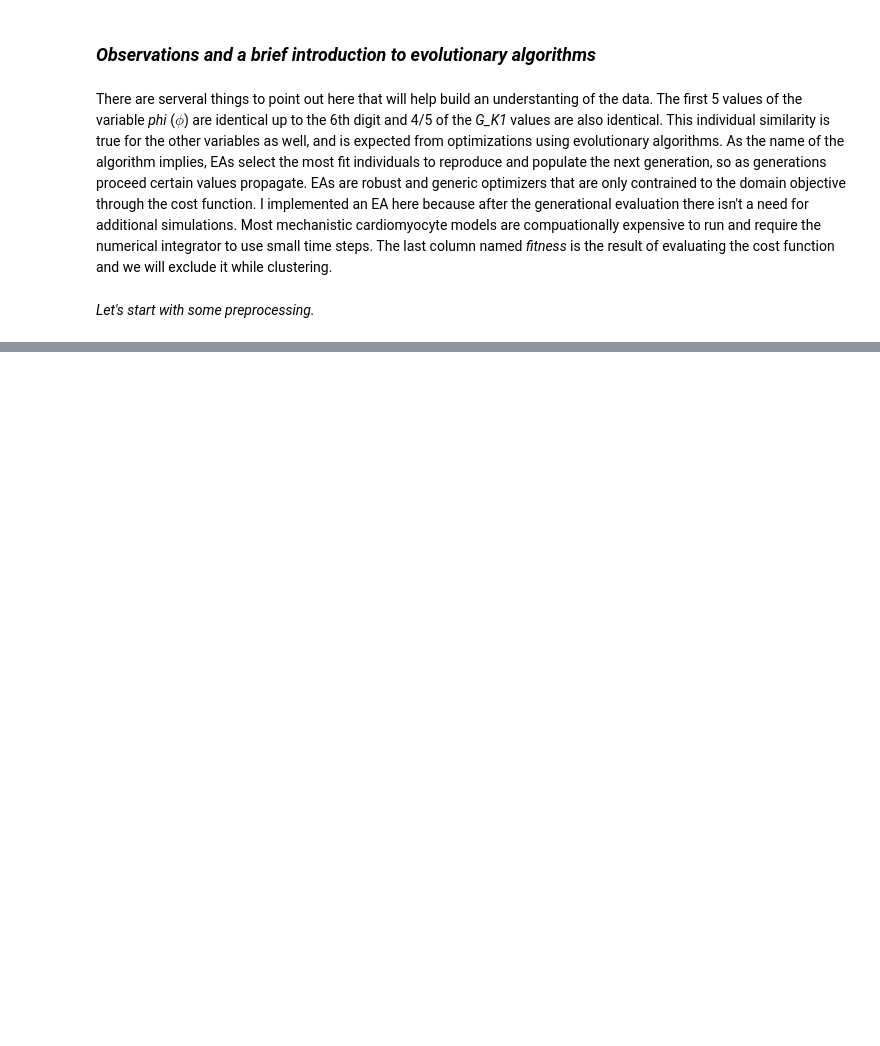
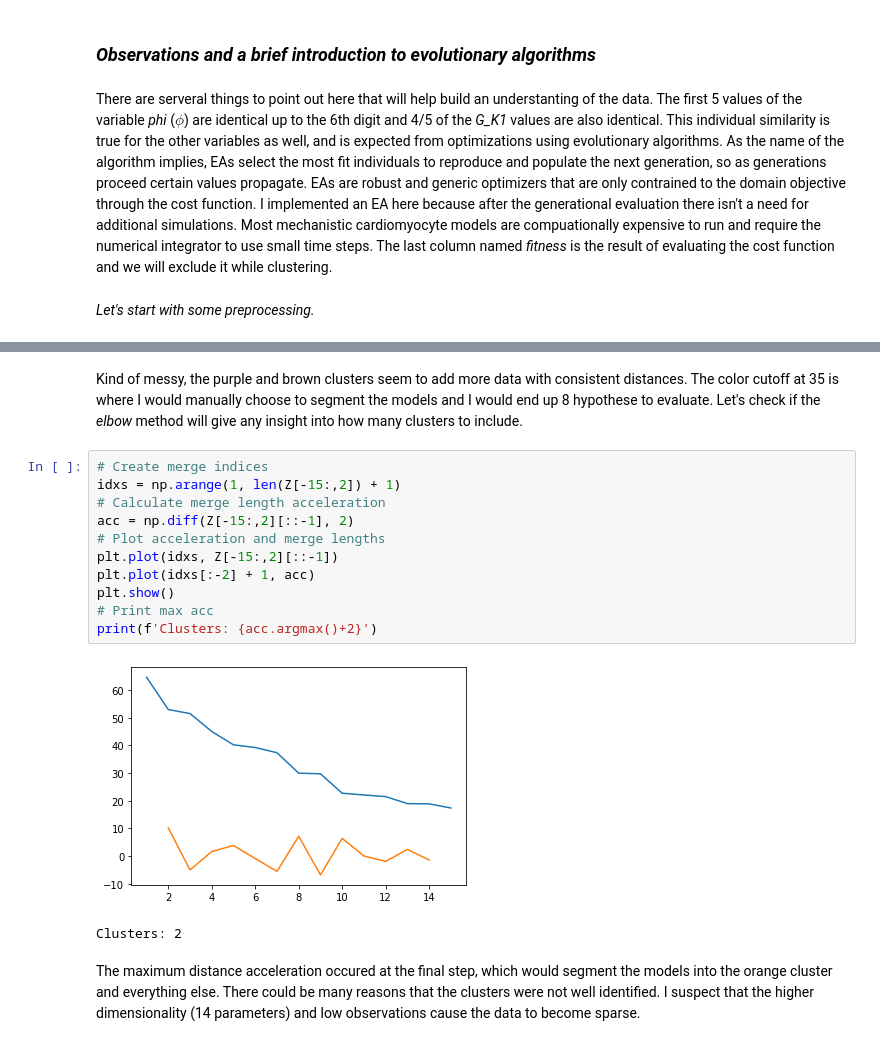
Before and after one commit to dtilley/segmenting_models, a Jupyter notebook: segmenting_models_TUTORIAL.ipynb, the cells around one changed output, grey strips where cells are left out. Saved outputs shown, nothing was run; the diff lists cells and outputs as text; blank space fills up the shorter version.

```diff
--- a/segmenting_models_TUTORIAL.ipynb
+++ b/segmenting_models_TUTORIAL.ipynb
@@ -47,0 +114,18 @@ params = scaler.fit_transform(np.log(c5_params))
+# %% [markdown]
+Kind of messy, the purple and brown clusters seem to add more data with consistent distances. The color cutoff at 35 is where I would manually choose to segment the models and I would end up 8 hypothese to evaluate. Let's check if the *elbow* method will give any insight into how many clusters to include.
+# %%
+# Create merge indices
+idxs = np.arange(1, len(Z[-15:,2]) + 1)
+# Calculate merge length acceleration
+acc = np.diff(Z[-15:,2][::-1], 2)
+# Plot acceleration and merge lengths
+plt.plot(idxs, Z[-15:,2][::-1])
+plt.plot(idxs[:-2] + 1, acc)
+plt.show()
+# Print max acc
+print(f'Clusters: {acc.argmax()+2}')
+# %% [output]
+[figure, added]
+Clusters: 2
+# %% [markdown]
+The maximum distance acceleration occured at the final step, which would segment the models into the orange cluster and everything else. There could be many reasons that the clusters were not well identified. I suspect that the higher dimensionality (14 parameters) and low observations cause the data to become sparse.
```
Also changed, not shown: parts of 12 cells of this notebook, 2 other files.
